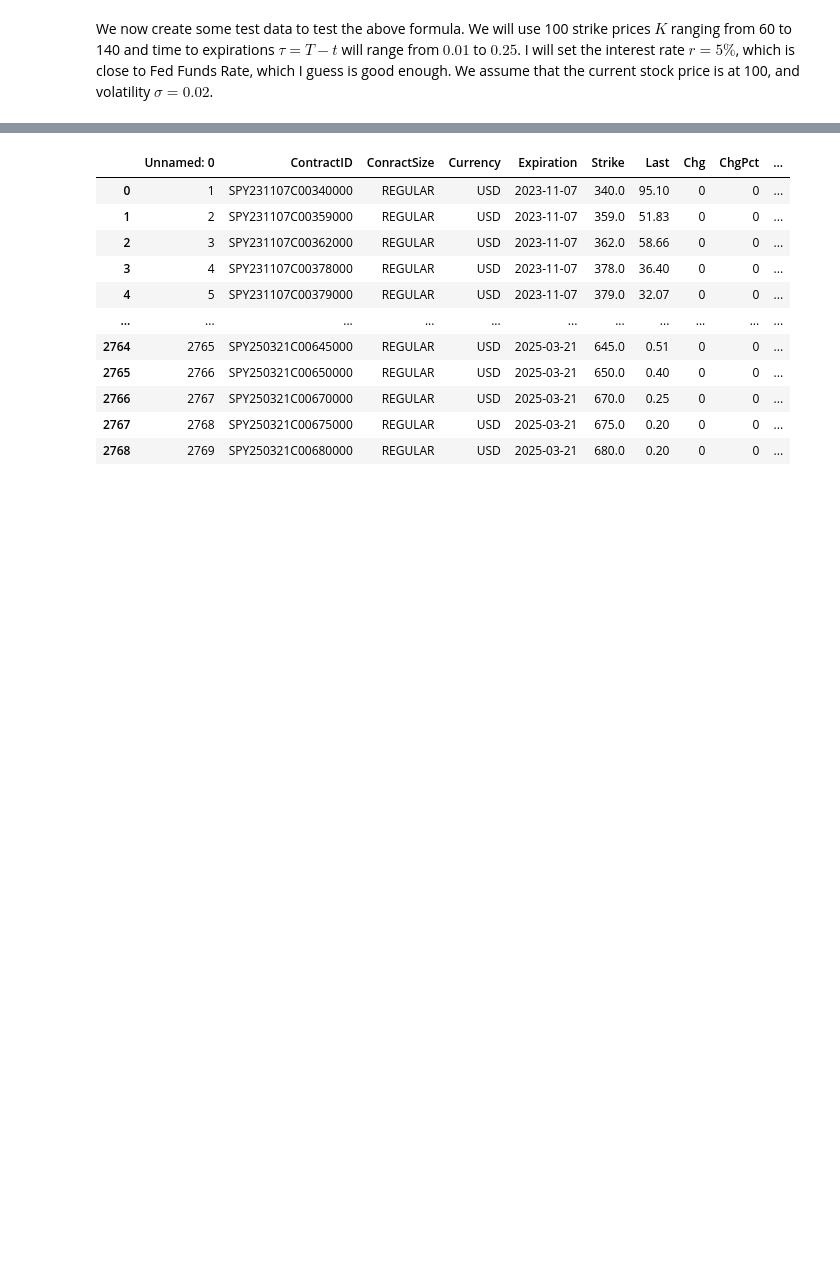
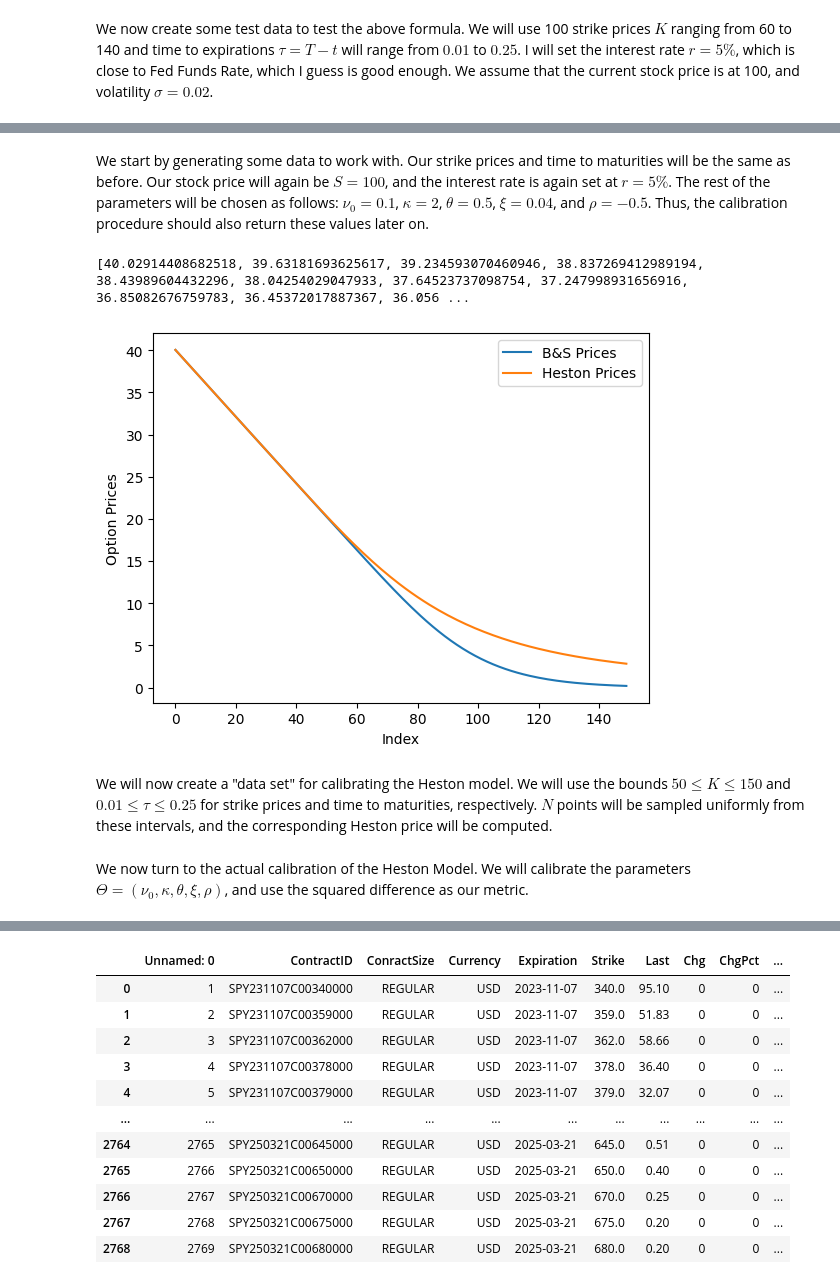
Before and after one commit to cbje18/P9, a Jupyter notebook: Heston_Calibration.ipynb, the cells around one changed output, grey strips where cells are left out. Cells and saved outputs as stored; diff of their text form; code cells hidden in the pictures; blank space fills up the shorter version.

```diff
--- a/Heston_Calibration.ipynb
+++ b/Heston_Calibration.ipynb
@@ -148,0 +196,37 @@ So finding the implied volatility is a matter of finding the root of $\Pi_{t}- C
+# %% [markdown]
+We start by generating some data to work with. Our strike prices and time to maturities will be the same as before. Our stock price will again be  $S=100$, and the interest rate is again set at $r=5\%$. The rest of the parameters will be chosen as follows: $\nu_{0}=0.1$, $\kappa = 2$, $\theta = 0.5$, $\xi =0.04$, and $\rho = -0.5$. Thus, the calibration procedure should also return these values later on.
+# %%
+strikes = np.linspace(start = 60, stop = 120, num = 150)
+ttms = np.linspace(start = 0.01, stop = 0.25, num = 150)
+r = 0.05
+S = 100
+
+v0 = 0.1
+kappa = 2
+theta = 0.5
+xi = 0.04
+rho = -0.5
+# %%
+#Now we price the options using the semi-analytical Heston formula
+heston_prices = [0]*150
+
+for i in range(0, 150):
+  heston_prices[i] = Heston_call_price(100, v0, strikes[i], ttms[i], r, 0, kappa, theta, xi, rho, 0)
+
+print(heston_prices)
+# %% [output]
+[40.02914408682518, 39.63181693625617, 39.234593070460946, 38.837269412989194, 38.43989604432296, 38.04254029047933, 37.64523737098754, 37.247998931656916, 36.85082676759783, 36.45372017887367, 36.056 ...
+# %%
+#Compare B&S-prices to Heston Prices
+index = np.linspace(start = 0, stop = 149, num = 150)
+
+plt.plot(index, BS_prices, label = "B&S Prices")
+plt.plot(index, heston_prices, label = "Heston Prices")
+plt.xlabel("Index")
+plt.ylabel("Option Prices")
+plt.legend()
+plt.show()
+# %% [output]
+[figure, added]
+# %% [markdown]
+We will now create a "data set" for calibrating the Heston model. We will use the bounds $50\leq K\leq 150$ and $0.01\leq \tau \leq 0.25$ for strike prices and time to maturities, respectively. $N$ points will be sampled uniformly from these intervals, and the corresponding Heston price will be computed.
@@ -148,0 +237,2 @@ So finding the implied volatility is a matter of finding the root of $\Pi_{t}- C
+# %% [markdown]
+We now turn to the actual calibration of the Heston Model. We will calibrate the parameters $\Theta = (\nu_{0}, \kappa, \theta, \xi, \rho)$, and use the squared difference as our metric.
```
Also changed, not shown: parts of 24 cells of this notebook.
